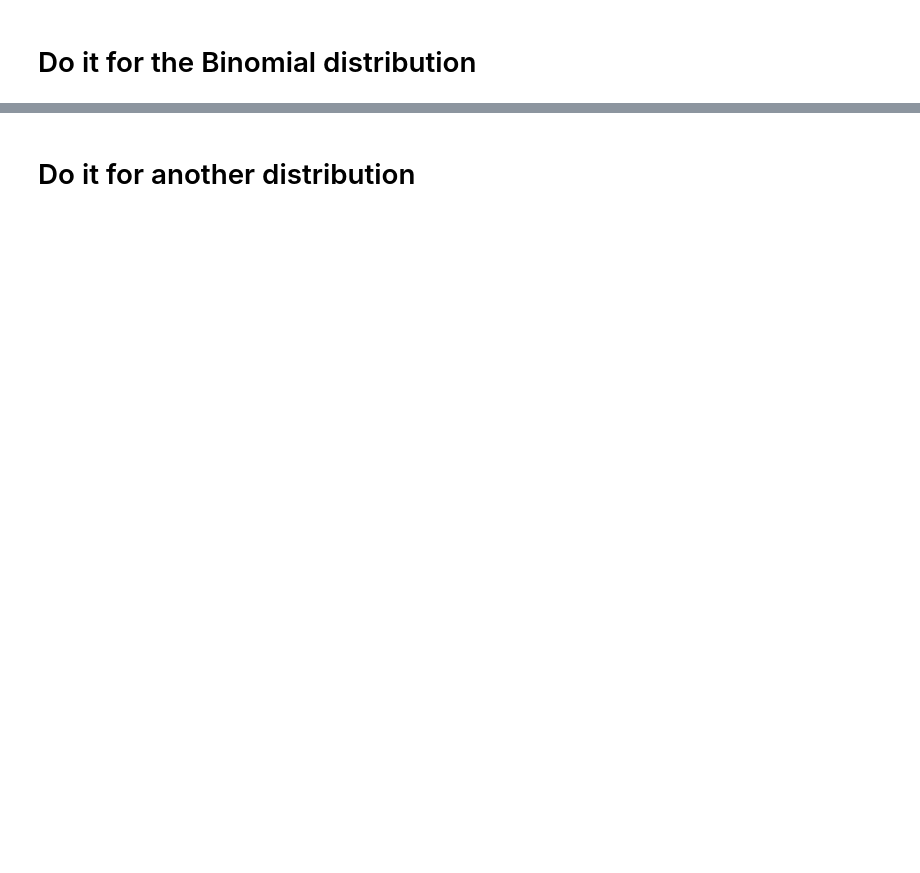
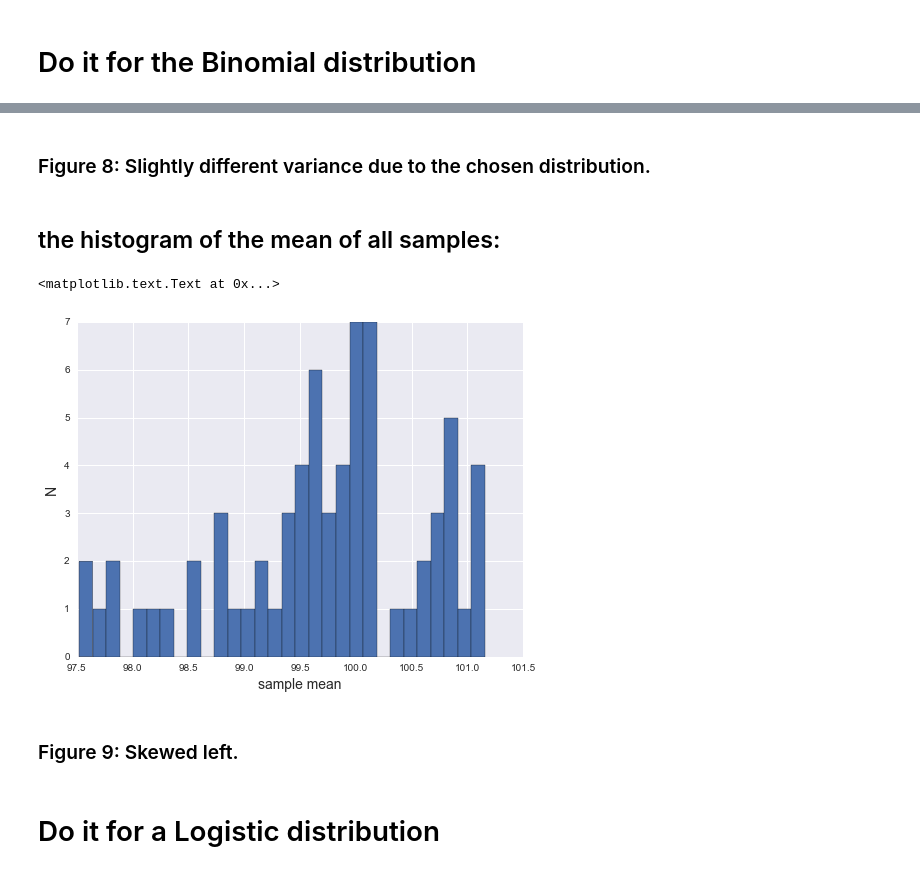
Before and after one commit to iwsstuart/PUI2016_is1480, a Jupyter notebook: HW3_is1480/Assignment1.ipynb, the cells around one changed output, grey strips where cells are left out. Saved outputs shown, nothing was run; the diff lists cells and outputs as text; code cells hidden in the pictures; blank space fills up the shorter version.

```diff
--- a/HW3_is1480/Assignment1.ipynb
+++ b/HW3_is1480/Assignment1.ipynb
@@ -235,2 +246,18 @@ pl.ylabel('N', fontsize = 14)
+# %% [markdown]
+### Figure 8: Slightly different variance due to the chosen distribution.
+# %% [markdown]
+## the histogram of the mean of all samples:
+# %%
+allmeans = list(md['binom']['means'].values())
+
+pl.figure(figsize=(8, 6))
+pl.hist(allmeans, bins=30)
+pl.xlabel('sample mean', fontsize = 14)
+pl.ylabel('N', fontsize = 14)
+# %% [output]
+<matplotlib.text.Text at 0x...>
+[figure, added]
+# %% [markdown]
+### Figure 9: Skewed left.
 # %% [markdown]
-# Do it for another distribution
+# Do it for a Logistic distribution
```
Also changed, not shown: parts of 29 cells of this notebook.
